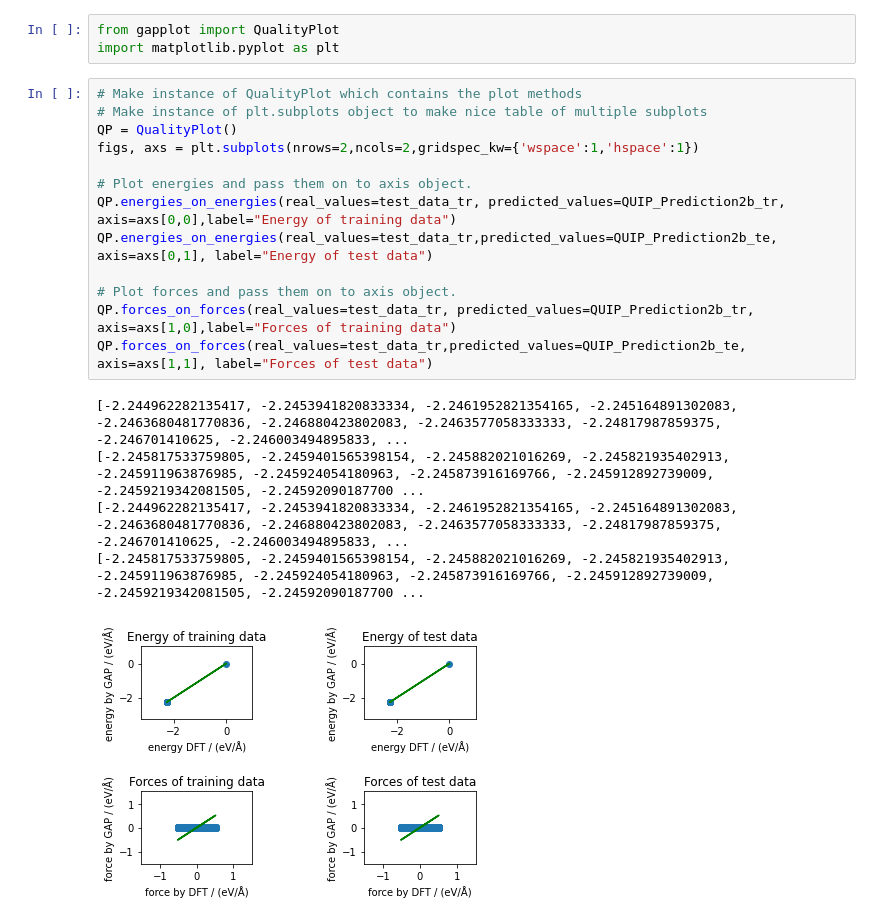
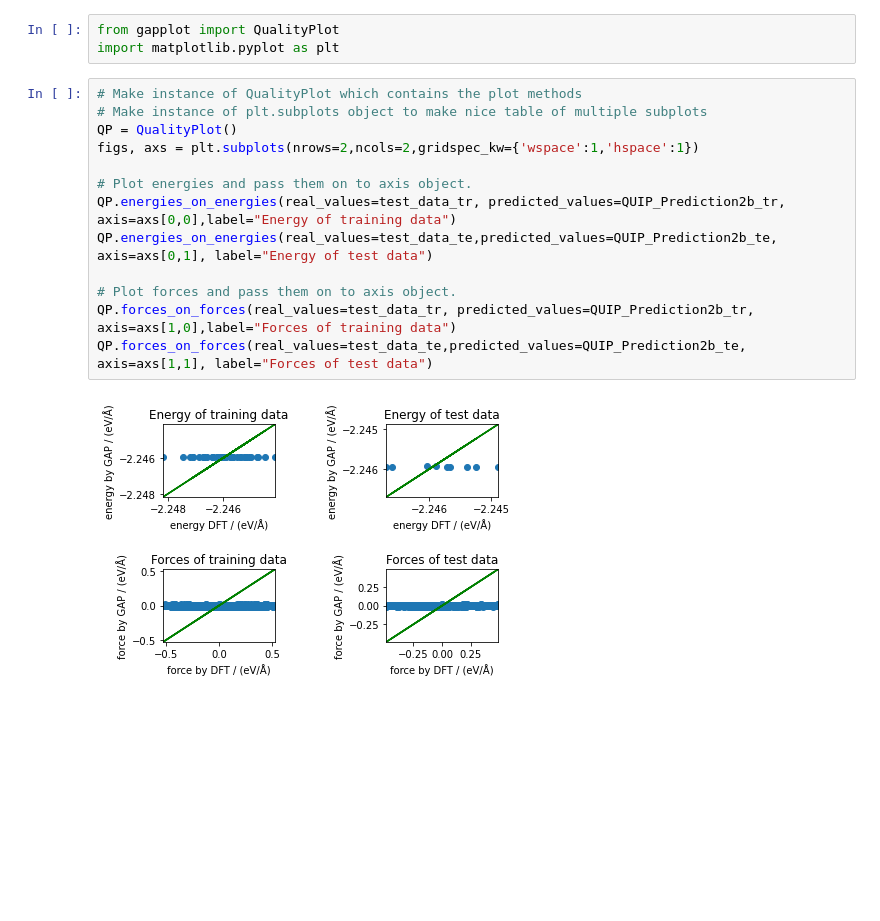
Before and after one commit to simon-koenig/machine-learning-atomic-properties, a Jupyter notebook: GAP/descriptor2b.ipynb, the cells around one changed output. Saved outputs shown, nothing was run; the diff lists cells and outputs as text; blank space fills up the shorter version.

```diff
--- a/GAP/descriptor2b.ipynb
+++ b/GAP/descriptor2b.ipynb
@@ -126,19 +132,15 @@ import matplotlib.pyplot as plt
 # %%
 # Make instance of QualityPlot which contains the plot methods
 # Make instance of plt.subplots object to make nice table of multiple subplots
 QP = QualityPlot()
 figs, axs = plt.subplots(nrows=2,ncols=2,gridspec_kw={'wspace':1,'hspace':1})
 
 # Plot energies and pass them on to axis object.
 QP.energies_on_energies(real_values=test_data_tr, predicted_values=QUIP_Prediction2b_tr, axis=axs[0,0],label="Energy of training data")
-QP.energies_on_energies(real_values=test_data_tr,predicted_values=QUIP_Prediction2b_te, axis=axs[0,1], label="Energy of test data")
+QP.energies_on_energies(real_values=test_data_te,predicted_values=QUIP_Prediction2b_te, axis=axs[0,1], label="Energy of test data")
 
 # Plot forces and pass them on to axis object.
 QP.forces_on_forces(real_values=test_data_tr, predicted_values=QUIP_Prediction2b_tr, axis=axs[1,0],label="Forces of training data")
-QP.forces_on_forces(real_values=test_data_tr,predicted_values=QUIP_Prediction2b_te, axis=axs[1,1], label="Forces of test data")
+QP.forces_on_forces(real_values=test_data_te,predicted_values=QUIP_Prediction2b_te, axis=axs[1,1], label="Forces of test data")
 # %% [output]
-[-2.244962282135417, -2.2453941820833334, -2.2461952821354165, -2.245164891302083, -2.2463680481770836, -2.246880423802083, -2.2463577058333333, -2.24817987859375, -2.246701410625, -2.246003494895833, ...
-[-2.245817533759805, -2.2459401565398154, -2.245882021016269, -2.245821935402913, -2.245911963876985, -2.245924054180963, -2.245873916169766, -2.245912892739009, -2.2459219342081505, -2.24592090187700 ...
-[-2.244962282135417, -2.2453941820833334, -2.2461952821354165, -2.245164891302083, -2.2463680481770836, -2.246880423802083, -2.2463577058333333, -2.24817987859375, -2.246701410625, -2.246003494895833, ...
-[-2.245817533759805, -2.2459401565398154, -2.245882021016269, -2.245821935402913, -2.245911963876985, -2.245924054180963, -2.245873916169766, -2.245912892739009, -2.2459219342081505, -2.24592090187700 ...
-[figure, old version]
+[figure, new version]
```
Also changed, not shown: parts of 3 cells of this notebook, 1 other file.
